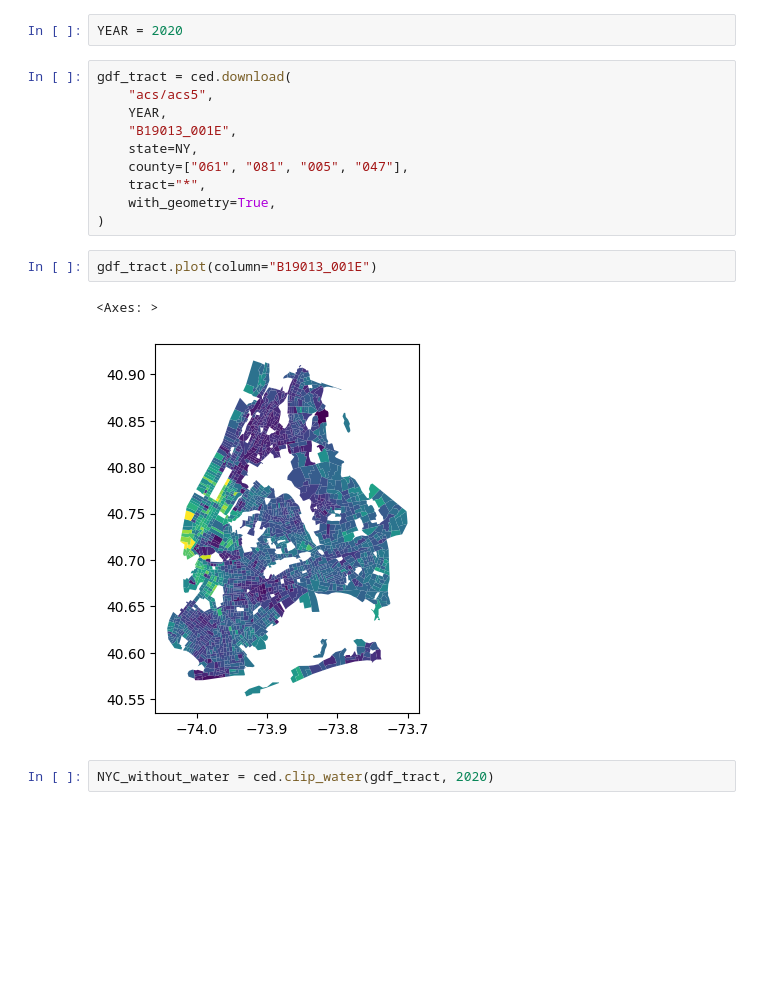
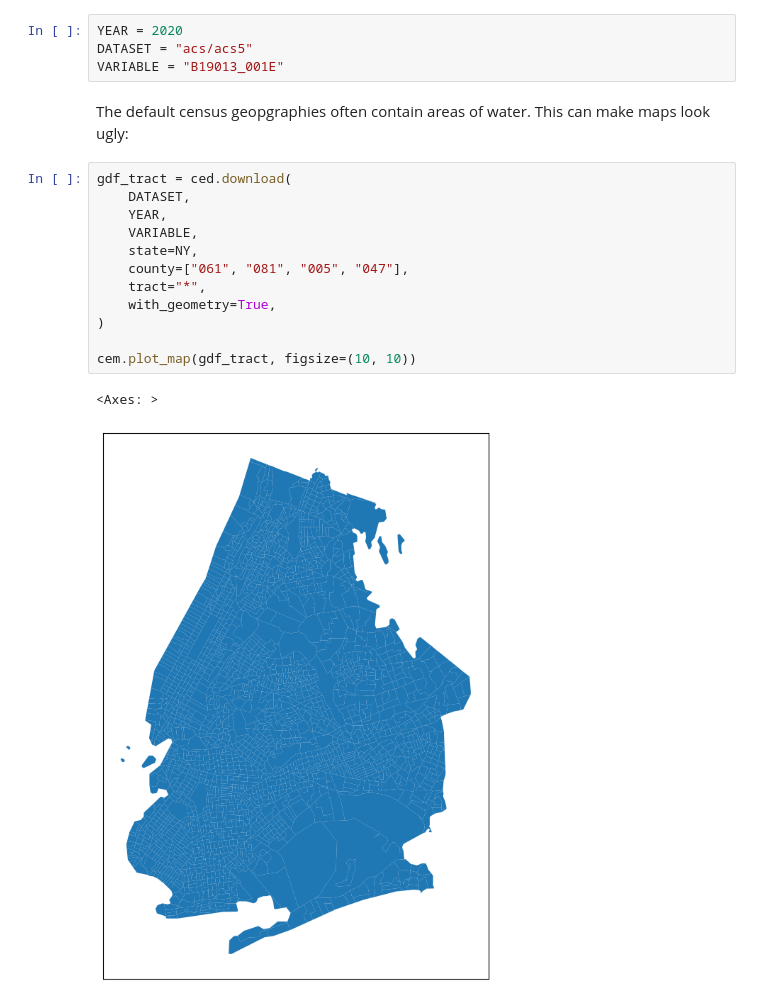
Before and after one commit to censusdis/censusdis, a Jupyter notebook: notebooks/Clip Water.ipynb, the cells around one changed output. Cells and saved outputs as stored; diff of their text form; blank space fills up the shorter version.

```diff
--- a/notebooks/Clip Water.ipynb
+++ b/notebooks/Clip Water.ipynb
@@ -21,19 +22,21 @@ from censusdis.states import NY
-# %%
-YEAR = 2020
+# %%
+YEAR = 2020
+DATASET = "acs/acs5"
+VARIABLE = "B19013_001E"
+# %% [markdown]
+The default census geopgraphies often contain areas of water. This can make maps look ugly:
 # %%
 gdf_tract = ced.download(
-    "acs/acs5",
+    DATASET,
     YEAR,
-    "B19013_001E",
+    VARIABLE,
     state=NY,
     county=["061", "081", "005", "047"],
     tract="*",
     with_geometry=True,
 )
+
+cem.plot_map(gdf_tract, figsize=(10, 10))
+# %% [output]
+<Axes: >
+[figure, added]
-# %%
-gdf_tract.plot(column="B19013_001E")
-# %% [output]
-<Axes: >
-[figure, removed]
-# %%
-NYC_without_water = ced.clip_water(gdf_tract, 2020)
```
Also changed, not shown: parts of 13 cells of this notebook, 1 other file.
